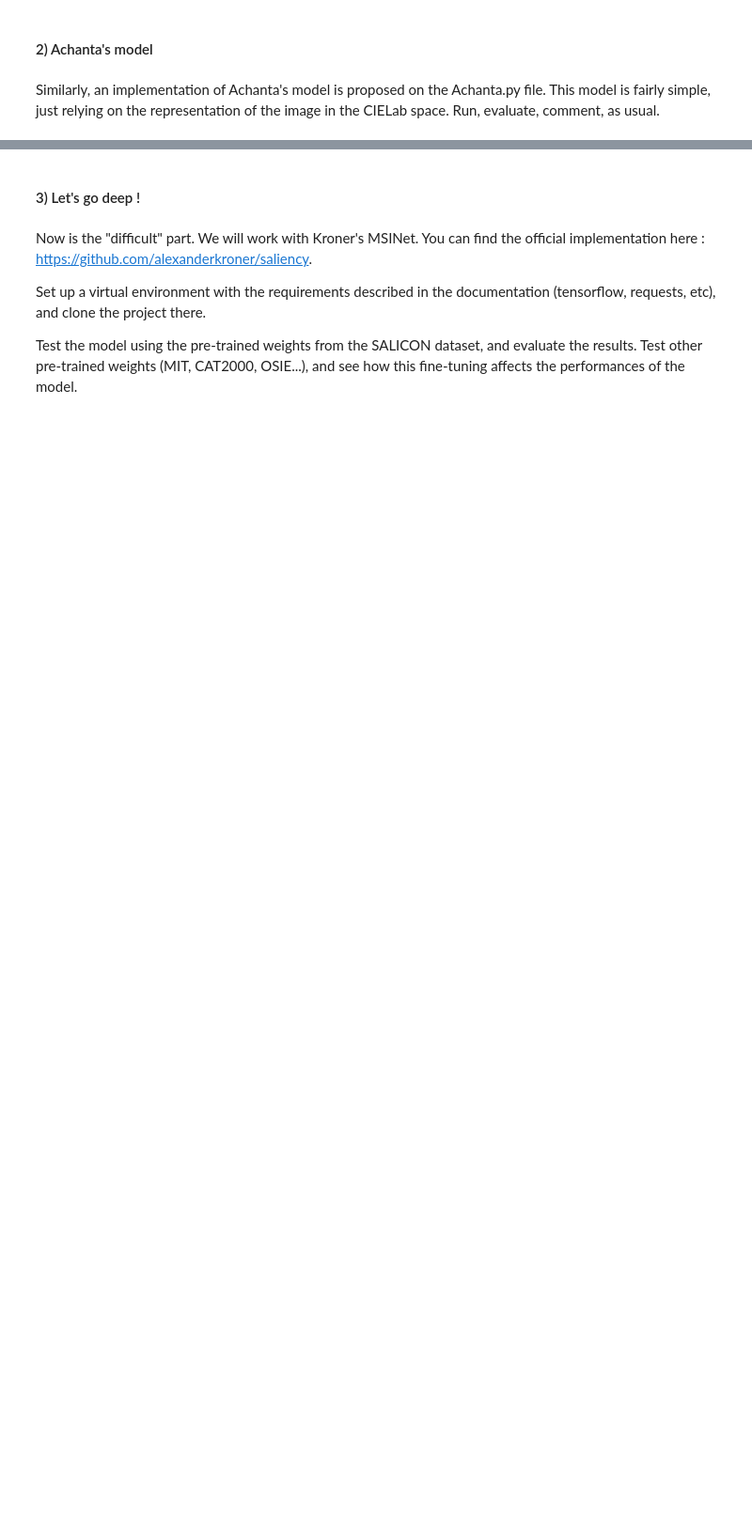
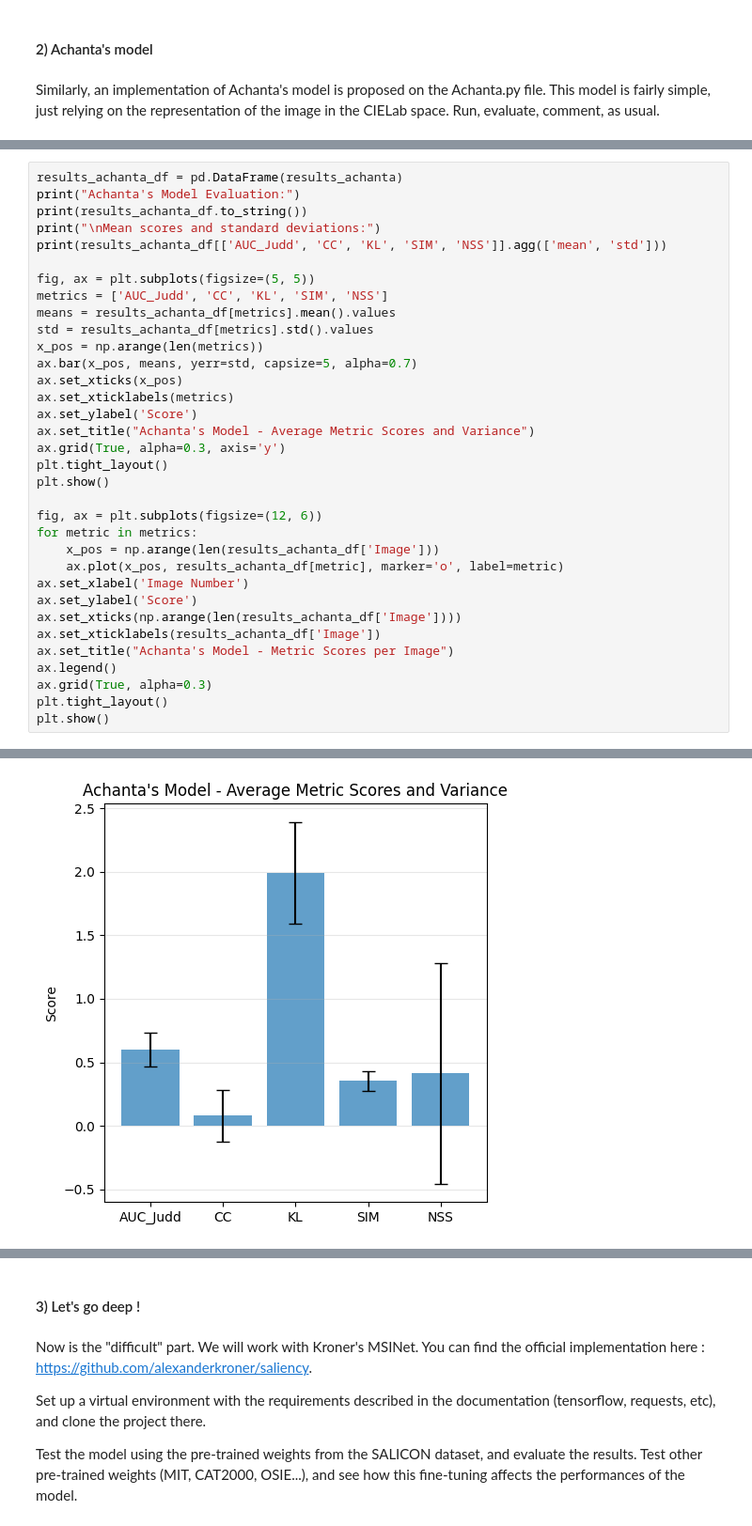
Before and after one commit to marrryzebwjq/Eye-tracking-experiments, a Jupyter notebook: Lab_3_VA.ipynb, the cells around one changed output, grey strips where cells are left out. Shown at 94% size. Drawn from its saved outputs; the diff is of its cells as text; blank space fills up the shorter version.

```diff
--- a/Lab_3_VA.ipynb
+++ b/Lab_3_VA.ipynb
@@ -262,0 +449,35 @@ Similarly, an implementation of Achanta's model is proposed on the Achanta.py fi
+# %%
+results_achanta_df = pd.DataFrame(results_achanta)
+print("Achanta's Model Evaluation:")
+print(results_achanta_df.to_string())
+print("\nMean scores and standard deviations:")
+print(results_achanta_df[['AUC_Judd', 'CC', 'KL', 'SIM', 'NSS']].agg(['mean', 'std']))
+
+fig, ax = plt.subplots(figsize=(5, 5))
+metrics = ['AUC_Judd', 'CC', 'KL', 'SIM', 'NSS']
+means = results_achanta_df[metrics].mean().values
+std = results_achanta_df[metrics].std().values
+x_pos = np.arange(len(metrics))
+ax.bar(x_pos, means, yerr=std, capsize=5, alpha=0.7)
+ax.set_xticks(x_pos)
+ax.set_xticklabels(metrics)
+ax.set_ylabel('Score')
+ax.set_title("Achanta's Model - Average Metric Scores and Variance")
+ax.grid(True, alpha=0.3, axis='y')
+plt.tight_layout()
+plt.show()
+
+fig, ax = plt.subplots(figsize=(12, 6))
+for metric in metrics:
+    x_pos = np.arange(len(results_achanta_df['Image']))
+    ax.plot(x_pos, results_achanta_df[metric], marker='o', label=metric)
+ax.set_xlabel('Image Number')
+ax.set_ylabel('Score')
+ax.set_xticks(np.arange(len(results_achanta_df['Image'])))
+ax.set_xticklabels(results_achanta_df['Image'])
+ax.set_title("Achanta's Model - Metric Scores per Image")
+ax.legend()
+ax.grid(True, alpha=0.3)
+plt.tight_layout()
+plt.show()
+# %% [output]
@@ -262,0 +501 @@ Similarly, an implementation of Achanta's model is proposed on the Achanta.py fi
+[figure, added]
```
Also changed, not shown: parts of 13 cells of this notebook.
